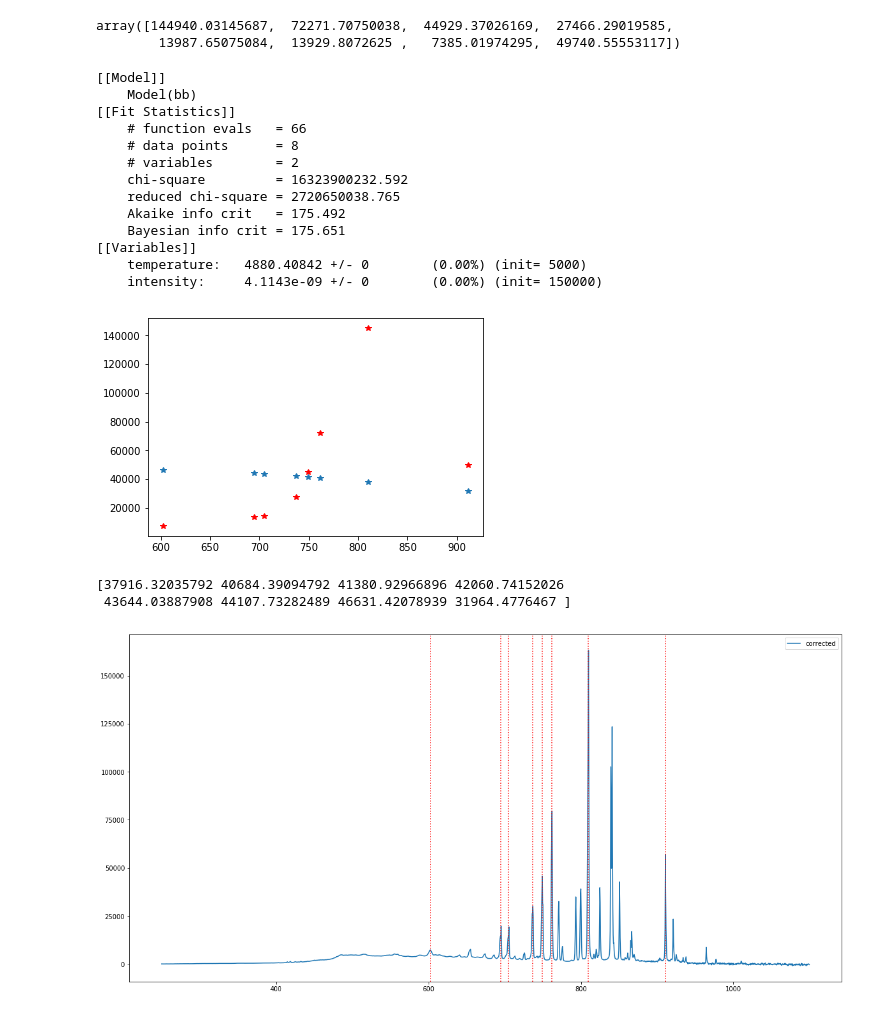
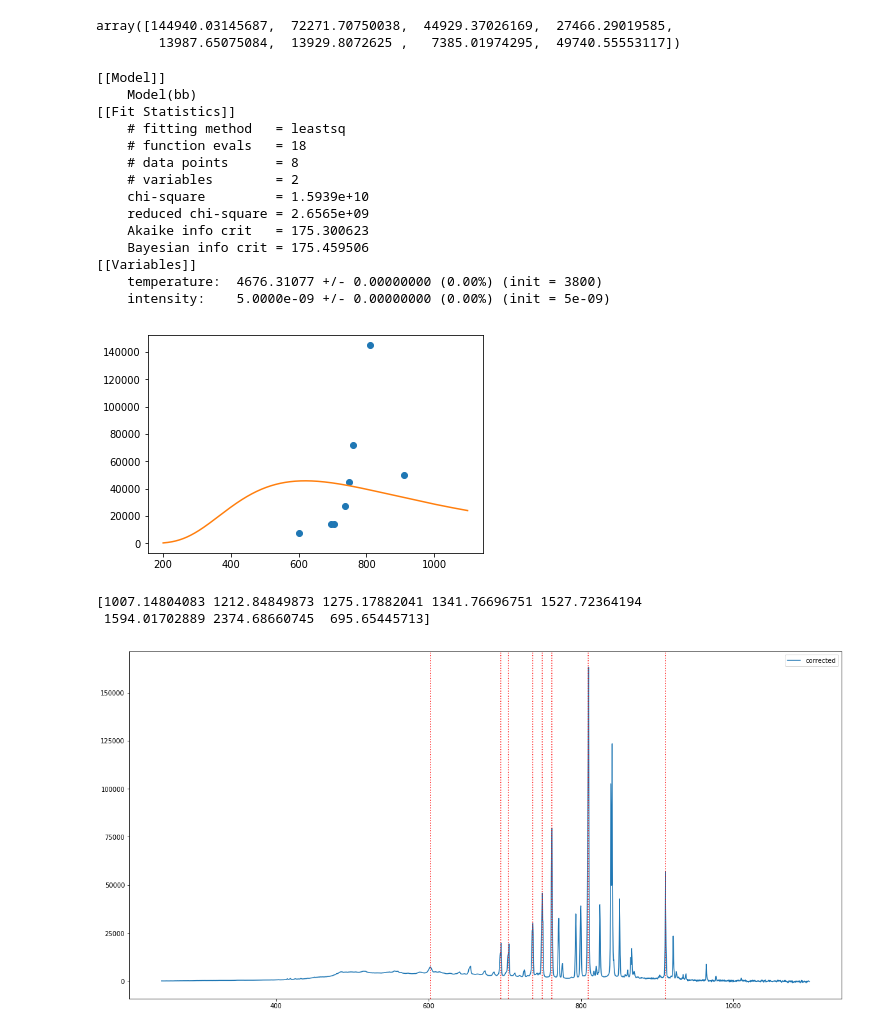
Before and after one commit to piovere/zeTorch, a Jupyter notebook: Black body peak fitting.ipynb, the cells around one changed output. Drawn from its saved outputs; the diff is of its cells as text; code cells hidden in the pictures.

```diff
--- a/Black body peak fitting.ipynb
+++ b/Black body peak fitting.ipynb
@@ -283,7 +283,7 @@ pick_list[-1]
 # %% [markdown]
 # a blackbody function with intensity and wavelength to fit
 # %%
-def bb(wavelength, temperature, intensity=1.0):
+def bb(wavelength, temperature=5000, intensity=1.0):
     """Intensity of black body radiation for a given wavelength
 
     Parameters
@@ -336,11 +336,11 @@ bbmodel.independent_vars
 # %% [output]
 ['wavelength']
 # %%
-params = bbmodel.make_params(temperature=5000, intensity=150000)
+params = bbmodel.make_params(temperature=3800.0, intensity=5e-9)
 # %%
-params['temperature'].min = 2000
-params['temperature'].max = 12000
-params['intensity'].min = 0
+params['temperature'].min = 200.0
+params['temperature'].max = 12000.0
+params['intensity'].min = 0.0
 # %%
 params
 # %% [output]
@@ -365,27 +365,28 @@ print(result.fit_report())
 [[Model]]
     Model(bb)
 [[Fit Statistics]]
-    # function evals   = 66
+    # fitting method   = leastsq
+    # function evals   = 18
     # data points      = 8
     # variables        = 2
-    chi-square         = 16323900232.592
-    reduced chi-square = 2720650038.765
-    Akaike info crit   = 175.492
-    Bayesian info crit = 175.651
+    chi-square         = 1.5939e+10
+    reduced chi-square = 2.6565e+09
+    Akaike info crit   = 175.300623
+    Bayesian info crit = 175.459506
 [[Variables]]
-    temperature:   4880.40842 +/- 0        (0.00%) (init= 5000)
-    intensity:     4.1143e-09 +/- 0        (0.00%) (init= 150000)
+    temperature:  4676.31077 +/- 0.00000000 (0.00%) (init = 3800)
+    intensity:    5.0000e-09 +/- 0.00000000 (0.00%) (init = 5e-09)
 # %%
-plt.plot(nppeaks[:,0], nppeaks[:,1], 'r*')
-plt.plot(nppeaks[:,0], result.best_fit, '*')
+plt.plot(nppeaks[:,0], nppeaks[:,1], 'o')
+plt.plot(wavelengths, result.eval(wavelength=wavelengths))
 plt.show()
 # %% [output]
-[figure, old version]
+[figure, new version]
 # %%
 print(result.eval())
 # %% [output]
-[37916.32035792 40684.39094792 41380.92966896 42060.74152026
- 43644.03887908 44107.73282489 46631.42078939 31964.4776467 ]
+[1007.14804083 1212.84849873 1275.17882041 1341.76696751 1527.72364194
+ 1594.01702889 2374.68660745  695.65445713]
 # %%
 pddata.plot(y='corrected', figsize=(20,10))
 for l in improved_peaks:
```
Also changed, not shown: parts of 16 cells of this notebook, 4 other files.
